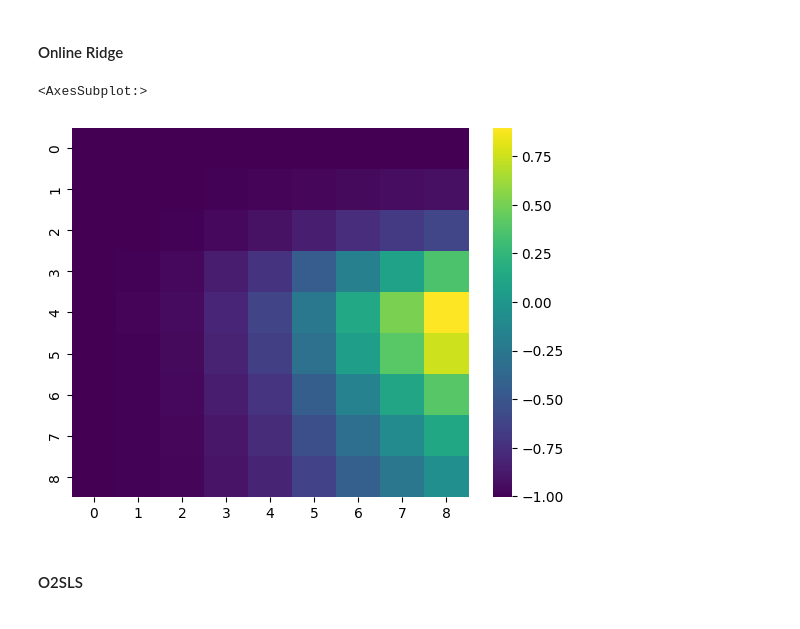
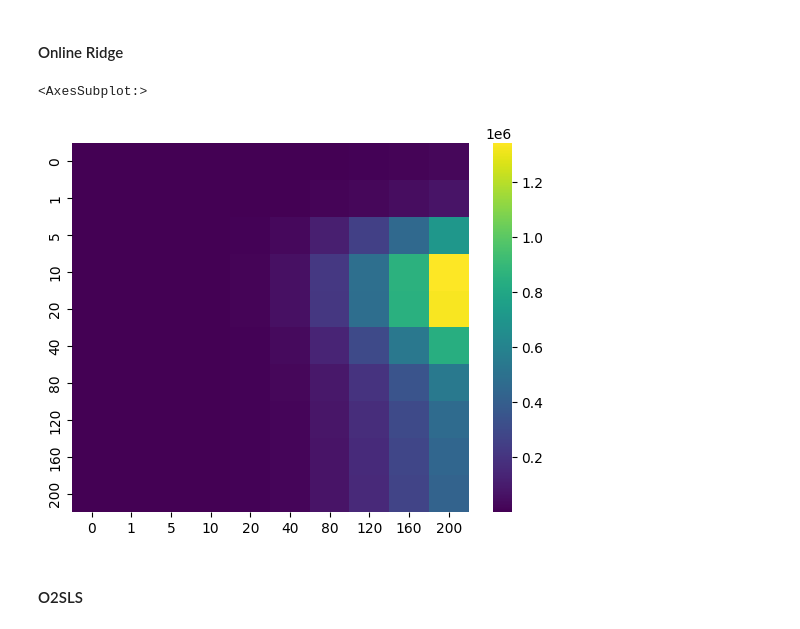
Before and after one commit to riccardodv/O2SLS-and-OFUL-IV, a Jupyter notebook: 2SLSOnline_RealData.ipynb, the cells around one changed output. Drawn from its saved outputs; the diff is of its cells as text; code cells hidden in the pictures.

```diff
--- a/2SLSOnline_RealData.ipynb
+++ b/2SLSOnline_RealData.ipynb
@@ -756,25 +268,3 @@ for e in range(n_iters):
 mean_records_off = np.mean(records_off, axis=0)
 std_records_off = np.std(records_off, axis=0)
-# %%
-sp = LinearRegression()
-records_off = np.zeros((n_iters, len(type_offrec), dim_s_f, dim_s_f))
-
-def offline_ridge(e):
-    res = np.zeros((len(type_offrec), dim_s_f, dim_s_f))
-    for i in range(dim_s_f):
-        for j in range(dim_s_f):
-            sp.fit(X[e,:,i,j].reshape((-1,1)), y[e,:,i,j].reshape((-1,1)))
-            res[0, i, j] = sp.coef_[0][0]
-            res[1, i, j] = sp.score(X[e,:,i,j].reshape((-1,1)), y[e,:,i,j].reshape((-1,1)))
-            res[2, i, j] = np.abs(res[0,i,j]-beta_star)
-    return res
-
-with Pool() as p:
-    results = p.map(offline_ridge, range(n_iters))
-
-for e in range(n_iters):
-    records_off[e] = results[e]
-
-mean_records_off = np.mean(records_off, axis=0)
-std_records_off = np.std(records_off, axis=0)
 # %%
@@ -983,18 +374,20 @@ std_records_on = np.std(records_on, axis=0)
 # %%
-# with open('records_ols.pkl','rb') as f:
-#     unpickled_ols = pickle.load(f)
-#     records_on = unpickled_ols["records_on"]
-# mean_records_on = np.mean(records_on, axis=0)
-# std_records_on = np.std(records_on, axis=0)
+import pickle
+
+with open('records_ols_2.pkl','rb') as file:
+    unpickled_ols = pickle.load(file)
+    records_on = unpickled_ols["records_on"]
+mean_records_on = np.mean(records_on, axis=0)
+std_records_on = np.std(records_on, axis=0)
 # %%
 options = {"beta":0, "R2":1, "reg":2, "cumreg":3}
-choose_key = "beta"
+choose_key = "cumreg"
 
-sns.heatmap(mean_records_on[-1, options[choose_key],:,:], cmap="viridis")
+sns.heatmap(mean_records_on[-1, options[choose_key],:,:], cmap="viridis", xticklabels=list(f.flatten()) , yticklabels=list(s.flatten()))
 # mean_records_on[-1, options[choose_key],:,:].round(5)
 # %% [output]
 <AxesSubplot:>
-[figure, old version]
+[figure, new version]
 # %% [markdown]
 #### O2SLS
 # %%
```
Also changed, not shown: parts of 67 cells of this notebook, 2 other files.
